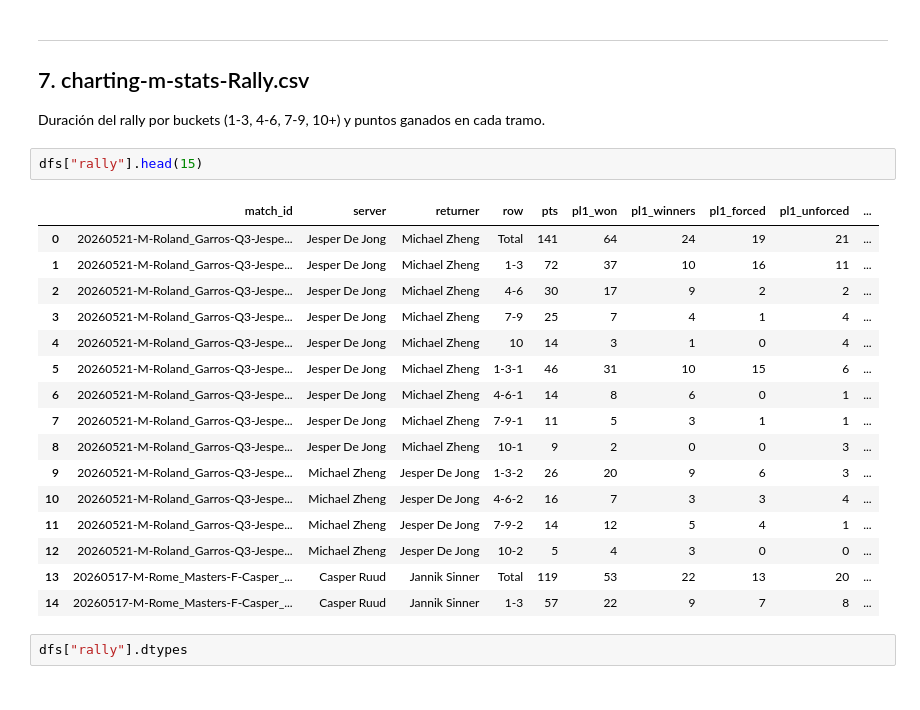
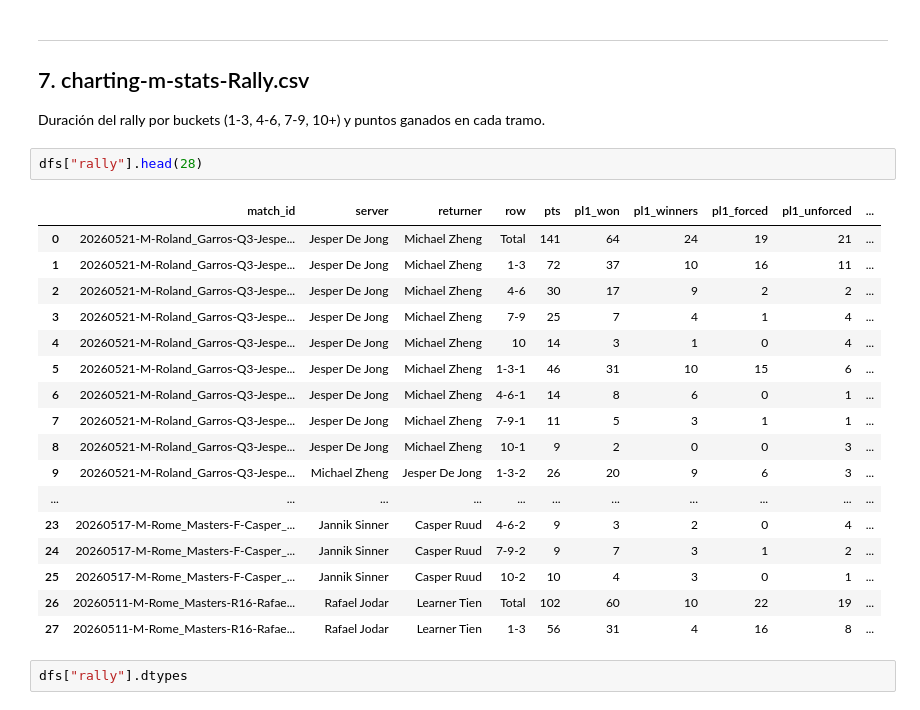
Before and after one commit to b0risR/UEA_proyecto_tenis, a Jupyter notebook: notebooks/01_exploracion_inicial.ipynb, the cells around one changed output. Drawn from its saved outputs; the diff is of its cells as text.

```diff
--- a/notebooks/01_exploracion_inicial.ipynb
+++ b/notebooks/01_exploracion_inicial.ipynb
@@ -291,24 +291,25 @@ dtype: object
 ## 7. charting-m-stats-Rally.csv
 Duración del rally por buckets (1-3, 4-6, 7-9, 10+) y puntos ganados en cada tramo.
 # %%
-dfs["rally"].head(15)
+dfs["rally"].head(28)
 # %% [output]
 |  | match_id | server | returner | row | pts | pl1_won | pl1_winners | pl1_forced | pl1_unforced | ... |
 | 0 | 20260521-M-Roland_Garros-Q3-Jespe... | Jesper De Jong | Michael Zheng | Total | 141 | 64 | 24 | 19 | 21 | ... |
 | 1 | 20260521-M-Roland_Garros-Q3-Jespe... | Jesper De Jong | Michael Zheng | 1-3 | 72 | 37 | 10 | 16 | 11 | ... |
 | 2 | 20260521-M-Roland_Garros-Q3-Jespe... | Jesper De Jong | Michael Zheng | 4-6 | 30 | 17 | 9 | 2 | 2 | ... |
 | 3 | 20260521-M-Roland_Garros-Q3-Jespe... | Jesper De Jong | Michael Zheng | 7-9 | 25 | 7 | 4 | 1 | 4 | ... |
 | 4 | 20260521-M-Roland_Garros-Q3-Jespe... | Jesper De Jong | Michael Zheng | 10 | 14 | 3 | 1 | 0 | 4 | ... |
 | 5 | 20260521-M-Roland_Garros-Q3-Jespe... | Jesper De Jong | Michael Zheng | 1-3-1 | 46 | 31 | 10 | 15 | 6 | ... |
 | 6 | 20260521-M-Roland_Garros-Q3-Jespe... | Jesper De Jong | Michael Zheng | 4-6-1 | 14 | 8 | 6 | 0 | 1 | ... |
 | 7 | 20260521-M-Roland_Garros-Q3-Jespe... | Jesper De Jong | Michael Zheng | 7-9-1 | 11 | 5 | 3 | 1 | 1 | ... |
 | 8 | 20260521-M-Roland_Garros-Q3-Jespe... | Jesper De Jong | Michael Zheng | 10-1 | 9 | 2 | 0 | 0 | 3 | ... |
 | 9 | 20260521-M-Roland_Garros-Q3-Jespe... | Michael Zheng | Jesper De Jong | 1-3-2 | 26 | 20 | 9 | 6 | 3 | ... |
-| 10 | 20260521-M-Roland_Garros-Q3-Jespe... | Michael Zheng | Jesper De Jong | 4-6-2 | 16 | 7 | 3 | 3 | 4 | ... |
-| 11 | 20260521-M-Roland_Garros-Q3-Jespe... | Michael Zheng | Jesper De Jong | 7-9-2 | 14 | 12 | 5 | 4 | 1 | ... |
-| 12 | 20260521-M-Roland_Garros-Q3-Jespe... | Michael Zheng | Jesper De Jong | 10-2 | 5 | 4 | 3 | 0 | 0 | ... |
-| 13 | 20260517-M-Rome_Masters-F-Casper_... | Casper Ruud | Jannik Sinner | Total | 119 | 53 | 22 | 13 | 20 | ... |
-| 14 | 20260517-M-Rome_Masters-F-Casper_... | Casper Ruud | Jannik Sinner | 1-3 | 57 | 22 | 9 | 7 | 8 | ... |
+| ... | ... | ... | ... | ... | ... | ... | ... | ... | ... | ... |
+| 23 | 20260517-M-Rome_Masters-F-Casper_... | Jannik Sinner | Casper Ruud | 4-6-2 | 9 | 3 | 2 | 0 | 4 | ... |
+| 24 | 20260517-M-Rome_Masters-F-Casper_... | Jannik Sinner | Casper Ruud | 7-9-2 | 9 | 7 | 3 | 1 | 2 | ... |
+| 25 | 20260517-M-Rome_Masters-F-Casper_... | Jannik Sinner | Casper Ruud | 10-2 | 10 | 4 | 3 | 0 | 1 | ... |
+| 26 | 20260511-M-Rome_Masters-R16-Rafae... | Rafael Jodar | Learner Tien | Total | 102 | 60 | 10 | 22 | 19 | ... |
+| 27 | 20260511-M-Rome_Masters-R16-Rafae... | Rafael Jodar | Learner Tien | 1-3 | 56 | 31 | 4 | 16 | 8 | ... |
 # %%
 dfs["rally"].dtypes
 # %% [output]
```
Also changed, not shown: 1 other file.
